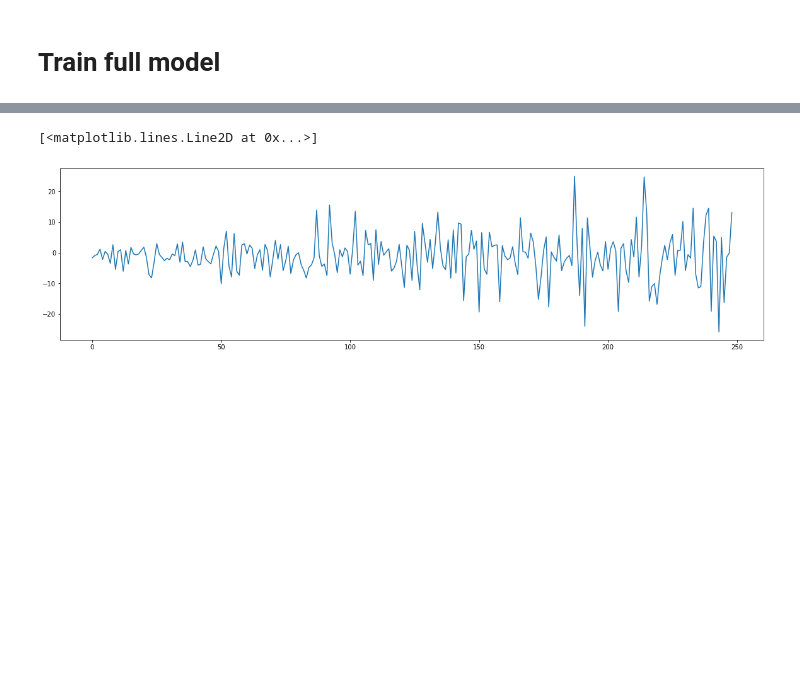
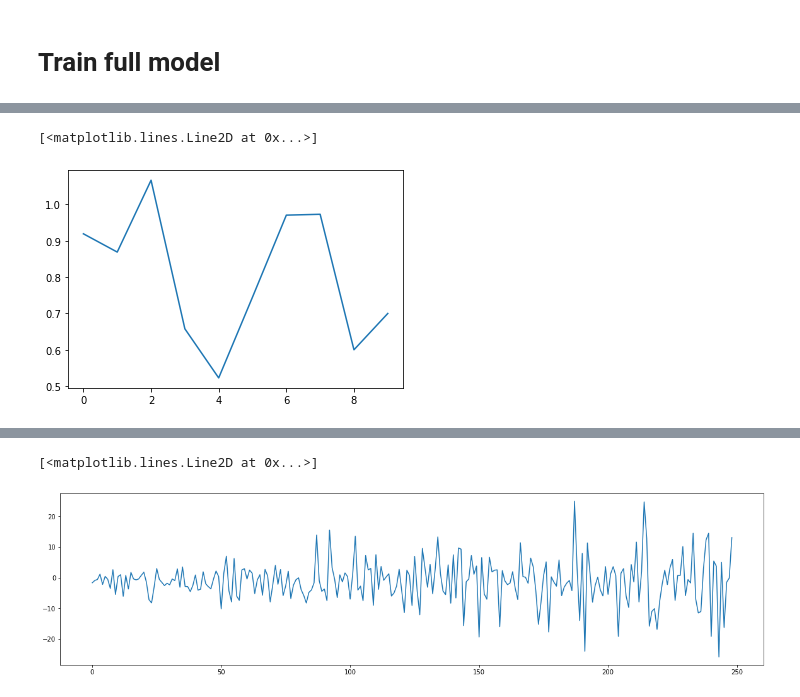
Before and after one commit to jganzabal/REINFORE-KERAS-CARTPOLE, a Jupyter notebook: 2-BASELINE_REINFORCE_ALG-KERAS-CART-POLE.ipynb, the cells around one changed output, grey strips where cells are left out. Cells and saved outputs as stored; diff of their text form; code cells hidden in the pictures; blank space fills up the shorter version.

```diff
--- a/2-BASELINE_REINFORCE_ALG-KERAS-CART-POLE.ipynb
+++ b/2-BASELINE_REINFORCE_ALG-KERAS-CART-POLE.ipynb
@@ -18,7 +18,7 @@ import gym
 # %% [markdown]
 ![alt text](cart_pole.gif "Title")
 # %%
-env = gym.make("CartPole-v0")
+env = gym.make("CartPole-v1")
 # %% [markdown]
 ![alt text](baseline_reinforce_algo.png "Title")
 # %% [markdown]
@@ -49,3 +47,10 @@ def get_value_func_model(lr=0.001, neourons=128):
                         )
     model_value_func.compile(Adam(lr), loss='mse')
     return model_value_func
+# %%
+def get_policy_model_softmax(lr=0.1, hidden_layer_neurons = 128, input_shape=[4], output_shape=2):
+    model = Sequential()
+    model.add(Dense(hidden_layer_neurons, input_shape=input_shape, activation='relu', use_bias=False))
+    model.add(Dense(output_shape, activation='softmax', use_bias=False))
+    model.compile(Adam(lr), loss=['categorical_crossentropy'])
+    return model
@@ -52,3 +201,8 @@ def get_value_func_model(lr=0.001, neourons=128):
+# %%
+plt.plot(variance_ratios[-10:])
+# %% [output]
+[<matplotlib.lines.Line2D at 0x...>]
+[figure, added]
 # %%
 def train_full_model(lr=0.1, max_num_episodes = 10000, episodes_batch_size = 50, training_epochs = 5, goal = 200,
                      reset_model=True, hidden_layer_neurons = 128, verbose_period = 2,
```
Also changed, not shown: parts of 6 cells of this notebook, 4 other files.
